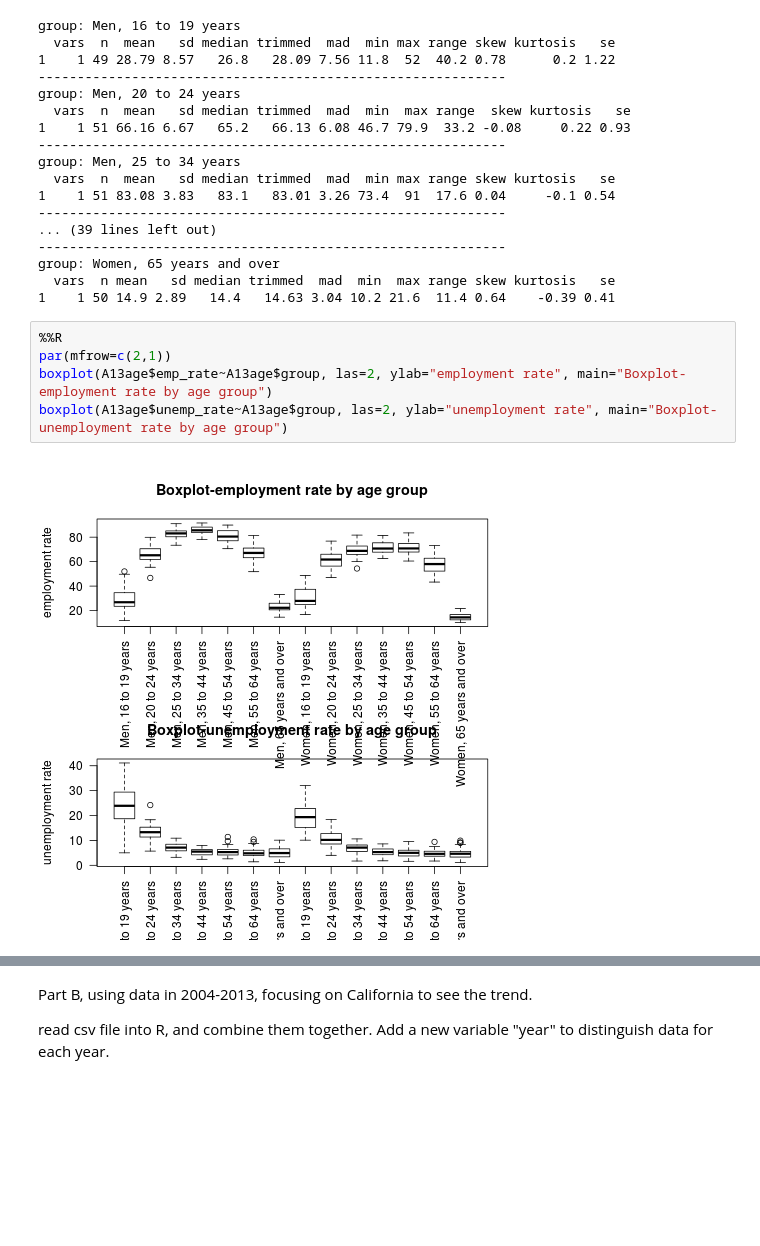
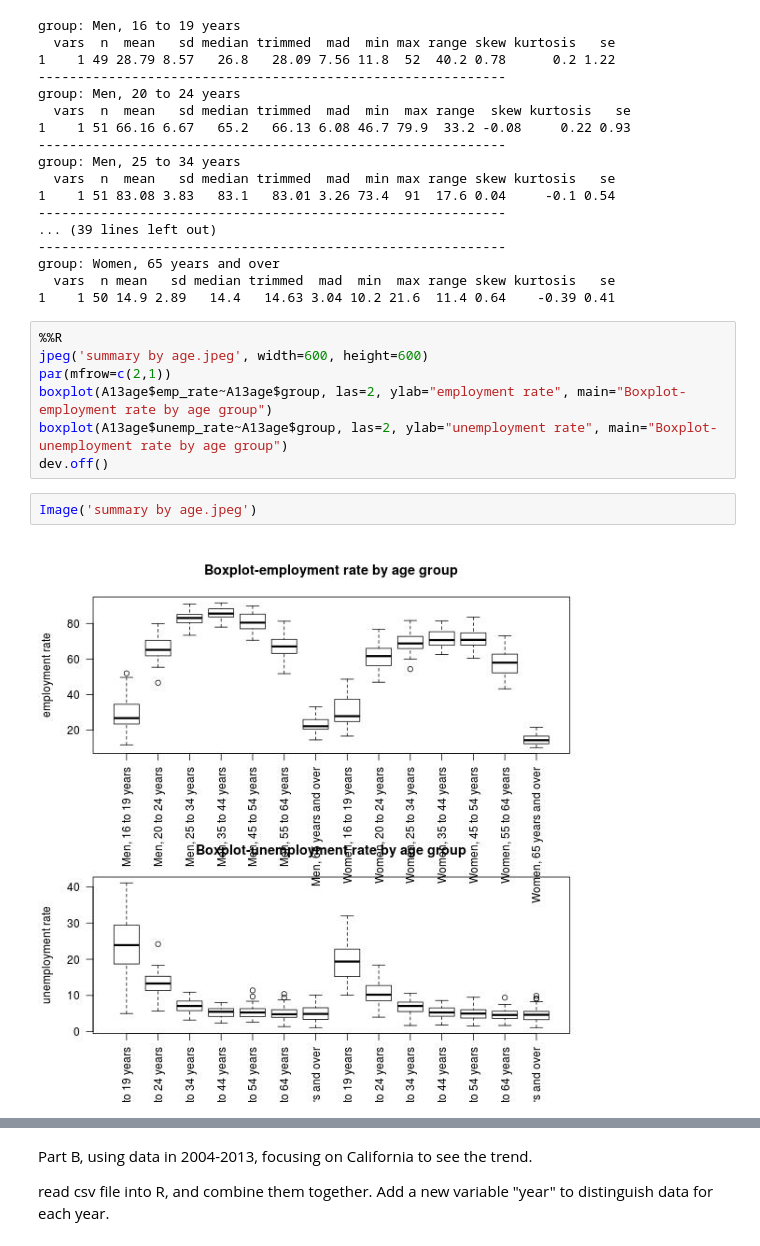
Before and after one commit to yuhanw/Team_Four.0, a Jupyter notebook: notebooks/NB2_data_cleaning.ipynb, the cells around one changed output, grey strips where cells are left out. Drawn from its saved outputs; the diff is of its cells as text; blank space fills up the shorter version.

```diff
--- a/notebooks/NB2_data_cleaning.ipynb
+++ b/notebooks/NB2_data_cleaning.ipynb
@@ -169,8 +181,12 @@ group: Women, 65 years and over
 1    1 50 14.9 2.89   14.4   14.63 3.04 10.2 21.6  11.4 0.64    -0.39 0.41
 # %%
 %%R
+jpeg('summary by age.jpeg', width=600, height=600)
 par(mfrow=c(2,1))
 boxplot(A13age$emp_rate~A13age$group, las=2, ylab="employment rate", main="Boxplot-employment rate by age group")
 boxplot(A13age$unemp_rate~A13age$group, las=2, ylab="unemployment rate", main="Boxplot-unemployment rate by age group")
+dev.off()
-# %% [output]
-[figure, removed]
+# %%
+Image('summary by age.jpeg')
+# %% [output]
+[figure, added]
```
Also changed, not shown: parts of 14 cells of this notebook.
